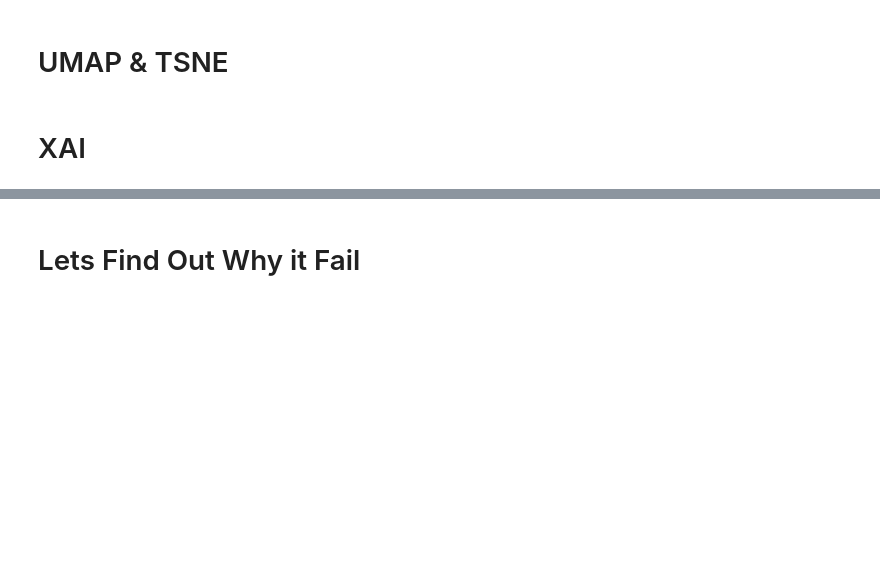
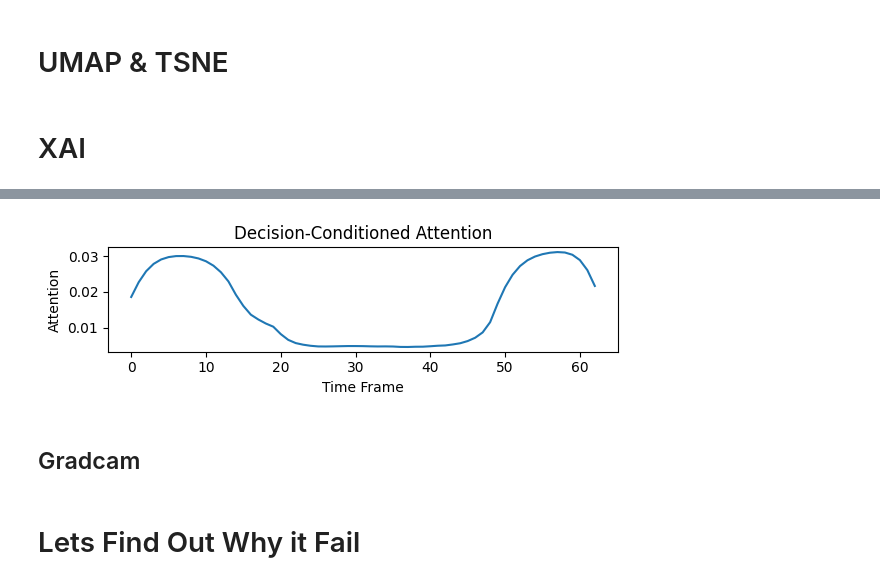
Before and after one commit to arkiven4/NXSCough, a Jupyter notebook: notebooks/xai.ipynb, the cells around one changed output, grey strips where cells are left out. Saved outputs shown, nothing was run; the diff lists cells and outputs as text; code cells hidden in the pictures; blank space fills up the shorter version.

```diff
--- a/notebooks/xai.ipynb
+++ b/notebooks/xai.ipynb
@@ -683,0 +798,17 @@ specificity
+# %%
+T = attn.shape[0]
+
+top_idx = torch.topk(out_model['asp_weights'][selected_index].mean(dim=0), 10).indices
+masked = attn[top_idx].mean(0)
+
+plt.figure(figsize=(6, 2))
+plt.plot(masked)
+plt.title("Decision-Conditioned Attention")
+plt.xlabel("Time Frame")
+plt.ylabel("Attention")
+plt.tight_layout()
+plt.show()
+# %% [output]
+[figure, added]
+# %% [markdown]
+## Gradcam
```
Also changed, not shown: parts of 43 cells of this notebook, 4 other files.
